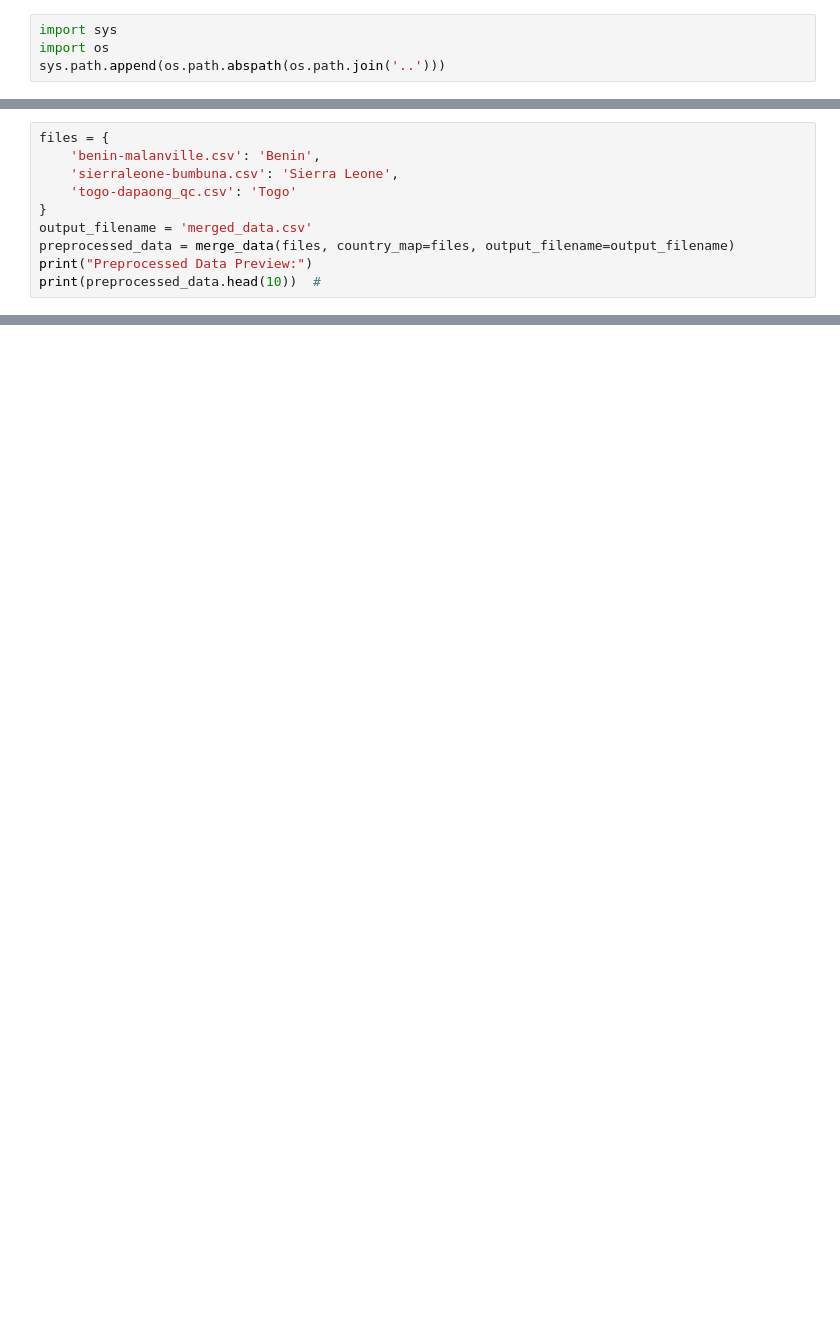
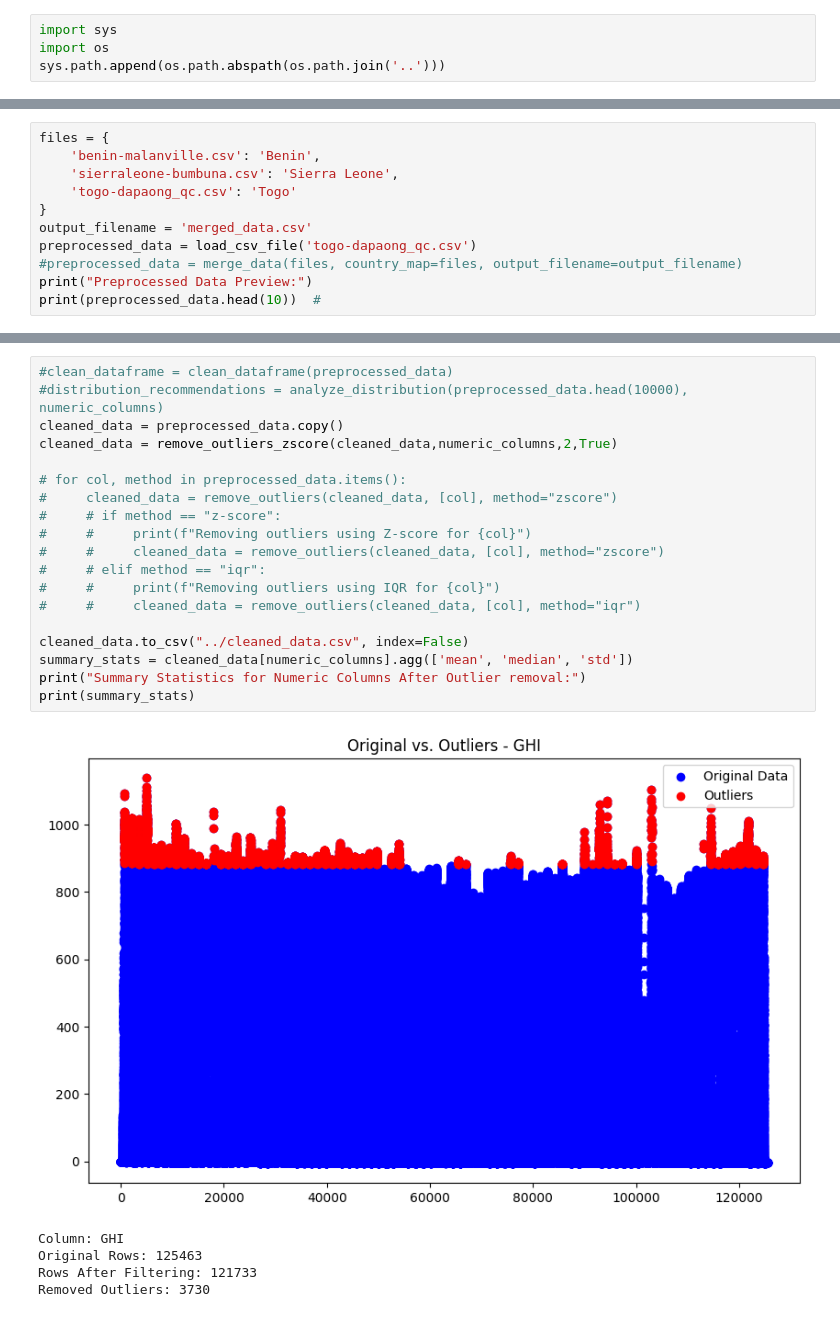
Before and after one commit to penealfa/solar-farm-insights, a Jupyter notebook: notebooks/main.ipynb, the cells around one changed output, grey strips where cells are left out. Saved outputs shown, nothing was run; the diff lists cells and outputs as text; blank space fills up the shorter version.

Commit message:
Time series Plot done

```diff
--- a/notebooks/main.ipynb
+++ b/notebooks/main.ipynb
@@ -11,6 +16,7 @@ files = {
     'togo-dapaong_qc.csv': 'Togo'
 }
 output_filename = 'merged_data.csv'
-preprocessed_data = merge_data(files, country_map=files, output_filename=output_filename)
+preprocessed_data = load_csv_file('togo-dapaong_qc.csv')
+#preprocessed_data = merge_data(files, country_map=files, output_filename=output_filename)
 print("Preprocessed Data Preview:")
 print(preprocessed_data.head(10))  #
@@ -37,0 +62,25 @@ std      10.472954  0.025210       0.032328  13.720122  13.169336
+# %%
+#clean_dataframe = clean_dataframe(preprocessed_data)
+#distribution_recommendations = analyze_distribution(preprocessed_data.head(10000), numeric_columns)
+cleaned_data = preprocessed_data.copy()
+cleaned_data = remove_outliers_zscore(cleaned_data,numeric_columns,2,True)
+
+# for col, method in preprocessed_data.items():
+#     cleaned_data = remove_outliers(cleaned_data, [col], method="zscore")
+#     # if method == "z-score":
+#     #     print(f"Removing outliers using Z-score for {col}")
+#     #     cleaned_data = remove_outliers(cleaned_data, [col], method="zscore")
+#     # elif method == "iqr":
+#     #     print(f"Removing outliers using IQR for {col}")
+#     #     cleaned_data = remove_outliers(cleaned_data, [col], method="iqr")
+
+cleaned_data.to_csv("../cleaned_data.csv", index=False)
+summary_stats = cleaned_data[numeric_columns].agg(['mean', 'median', 'std'])
+print("Summary Statistics for Numeric Columns After Outlier removal:")
+print(summary_stats)
+# %% [output]
+[figure, added]
+Column: GHI
+Original Rows: 125463
+Rows After Filtering: 121733
+Removed Outliers: 3730
```
Also changed, not shown: parts of 6 cells of this notebook, 5 other files.
